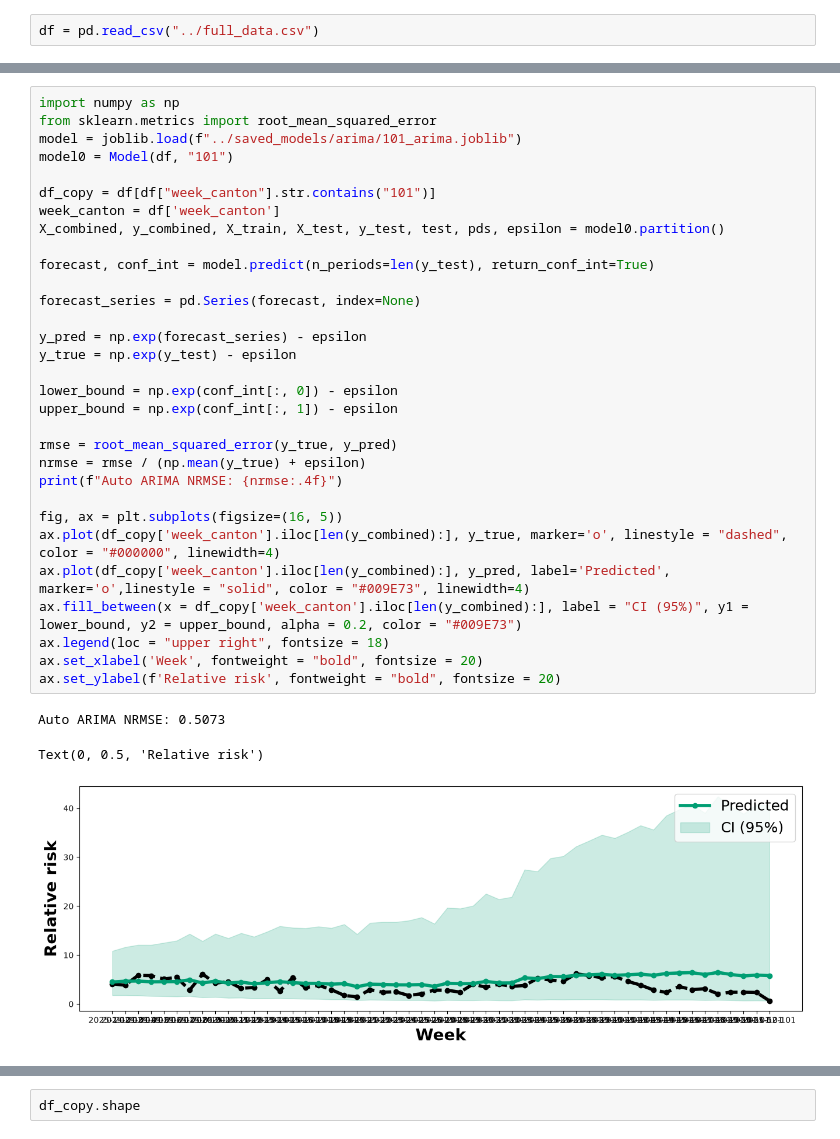
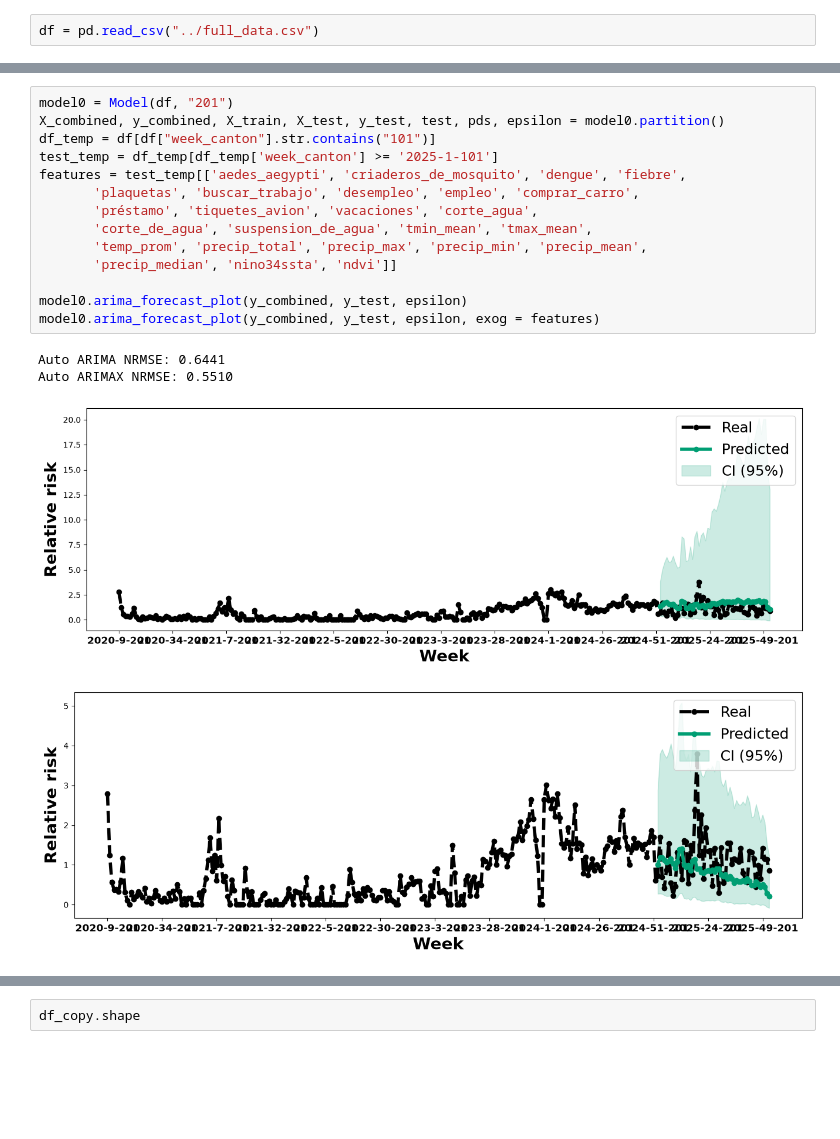
Before and after one commit to artisticlimon/dengue-recurrent-cr, a Jupyter notebook: 0_notebooks/arima_baseline.ipynb, the cells around one changed output, grey strips where cells are left out. Saved outputs shown, nothing was run; the diff lists cells and outputs as text; blank space fills up the shorter version.

Commit message:
chore: add best models from past research (nrmse, plots)

```diff
--- a/0_notebooks/arima_baseline.ipynb
+++ b/0_notebooks/arima_baseline.ipynb
@@ -37,35 +55,19 @@ Warnings:
 # %%
-import numpy as np
-from sklearn.metrics import root_mean_squared_error
-model = joblib.load(f"../saved_models/arima/101_arima.joblib")
-model0 = Model(df, "101")
+model0 = Model(df, "201")
+X_combined, y_combined, X_train, X_test, y_test, test, pds, epsilon = model0.partition()
+df_temp = df[df["week_canton"].str.contains("101")]
+test_temp = df_temp[df_temp['week_canton'] >= '2025-1-101']
+features = test_temp[['aedes_aegypti', 'criaderos_de_mosquito', 'dengue', 'fiebre',
+       'plaquetas', 'buscar_trabajo', 'desempleo', 'empleo', 'comprar_carro',
+       'préstamo', 'tiquetes_avion', 'vacaciones', 'corte_agua',
+       'corte_de_agua', 'suspension_de_agua', 'tmin_mean', 'tmax_mean',
+       'temp_prom', 'precip_total', 'precip_max', 'precip_min', 'precip_mean',
+       'precip_median', 'nino34ssta', 'ndvi']]
 
-df_copy = df[df["week_canton"].str.contains("101")]
-week_canton = df['week_canton']
-X_combined, y_combined, X_train, X_test, y_test, test, pds, epsilon = model0.partition()
-
-forecast, conf_int = model.predict(n_periods=len(y_test), return_conf_int=True)
-
-forecast_series = pd.Series(forecast, index=None)
-
-y_pred = np.exp(forecast_series) - epsilon
-y_true = np.exp(y_test) - epsilon
-
-lower_bound = np.exp(conf_int[:, 0]) - epsilon
-upper_bound = np.exp(conf_int[:, 1]) - epsilon
-
-rmse = root_mean_squared_error(y_true, y_pred)
-nrmse = rmse / (np.mean(y_true) + epsilon)
-print(f"Auto ARIMA NRMSE: {nrmse:.4f}")
-
-fig, ax = plt.subplots(figsize=(16, 5))
-ax.plot(df_copy['week_canton'].iloc[len(y_combined):], y_true, marker='o', linestyle = "dashed", color = "#000000", linewidth=4)
-ax.plot(df_copy['week_canton'].iloc[len(y_combined):], y_pred, label='Predicted', marker='o',linestyle = "solid", color = "#009E73", linewidth=4)
-ax.fill_between(x = df_copy['week_canton'].iloc[len(y_combined):], label = "CI (95%)", y1 = lower_bound, y2 = upper_bound, alpha = 0.2, color = "#009E73")
-ax.legend(loc = "upper right", fontsize = 18)
-ax.set_xlabel('Week', fontweight = "bold", fontsize = 20)
-ax.set_ylabel(f'Relative risk', fontweight = "bold", fontsize = 20)
+model0.arima_forecast_plot(y_combined, y_test, epsilon)
+model0.arima_forecast_plot(y_combined, y_test, epsilon, exog = features)
 # %% [output]
-Auto ARIMA NRMSE: 0.5073
+Auto ARIMA NRMSE: 0.6441
+Auto ARIMAX NRMSE: 0.5510
-Text(0, 0.5, 'Relative risk')
-[figure, old version]
+[figure, new version]
+[figure, added]
```
Also changed, not shown: parts of 6 cells of this notebook.
